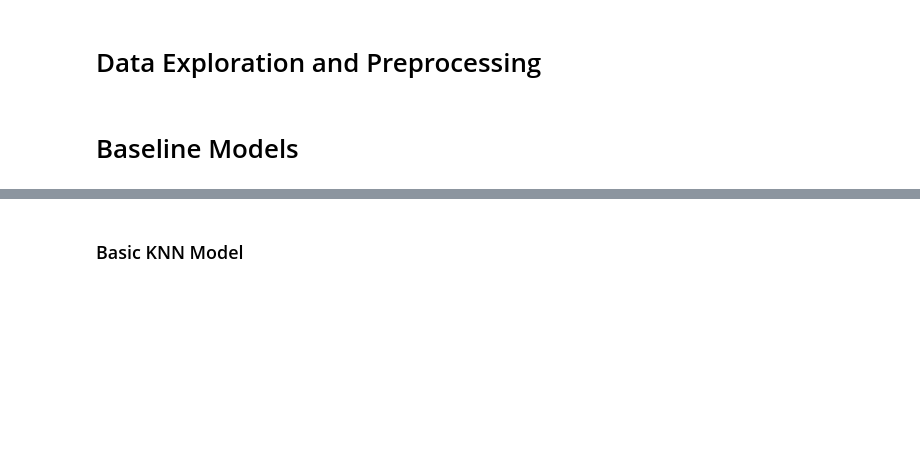
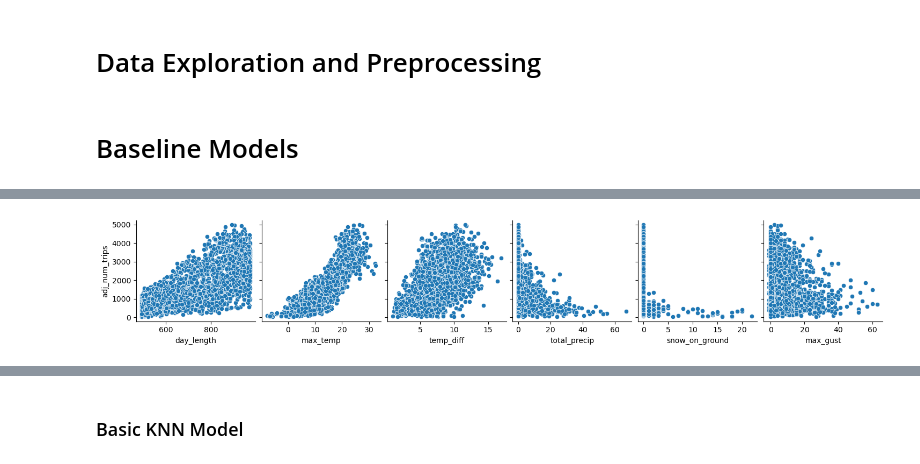
Before and after one commit to hodagben/bike-share-project, a Jupyter notebook: final_report/final_report.ipynb, the cells around one changed output, grey strips where cells are left out. Cells and saved outputs as stored; diff of their text form; code cells hidden in the pictures; blank space fills up the shorter version.

Commit message:
updated final report with condensed version of regs

```diff
--- a/final_report/final_report.ipynb
+++ b/final_report/final_report.ipynb
@@ -62,0 +65,11 @@ linear_model.fit(X_train, y_train)
+# %%
+features = ['day_length','max_temp','temp_diff','total_precip','snow_on_ground','max_gust']
+##Target variable name, this should be a column of the bikeshare-weather data csv that has a version of detrending applied to it
+target = 'adj_num_trips'
+sns.pairplot(data=bike_train,
+             x_vars=features,
+            y_vars=[target])
+
+plt.show()
+# %% [output]
+[figure, added]
```
Also changed, not shown: parts of 26 cells of this notebook, 1 other file.
